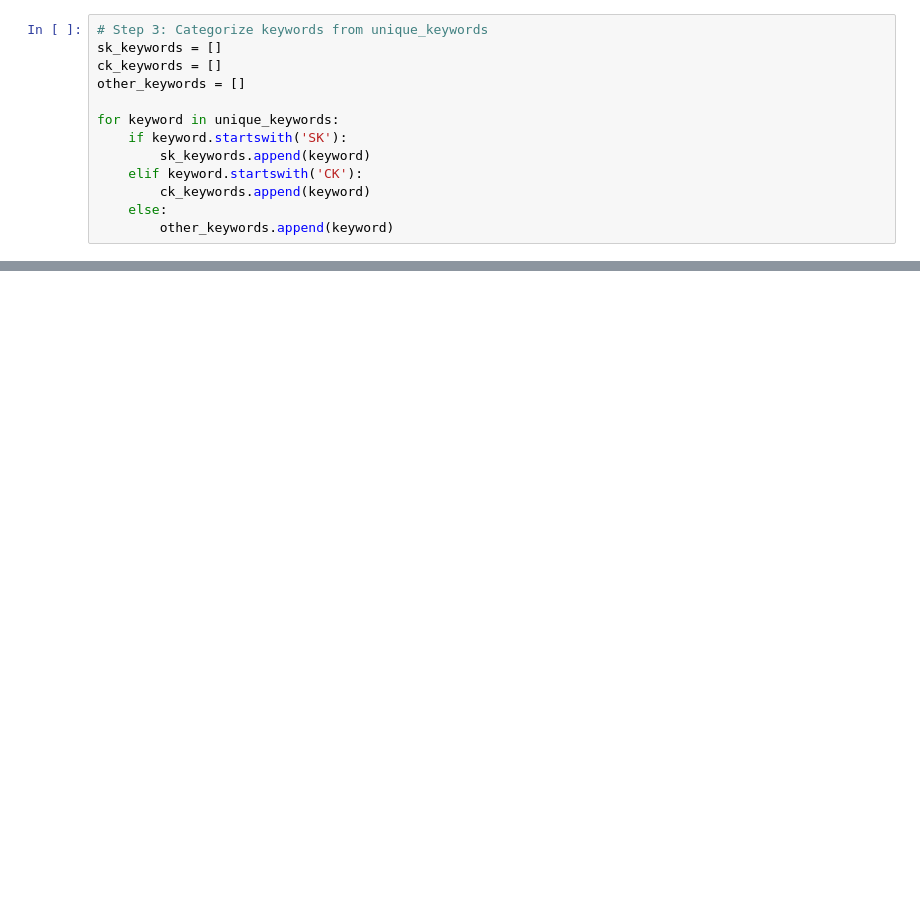
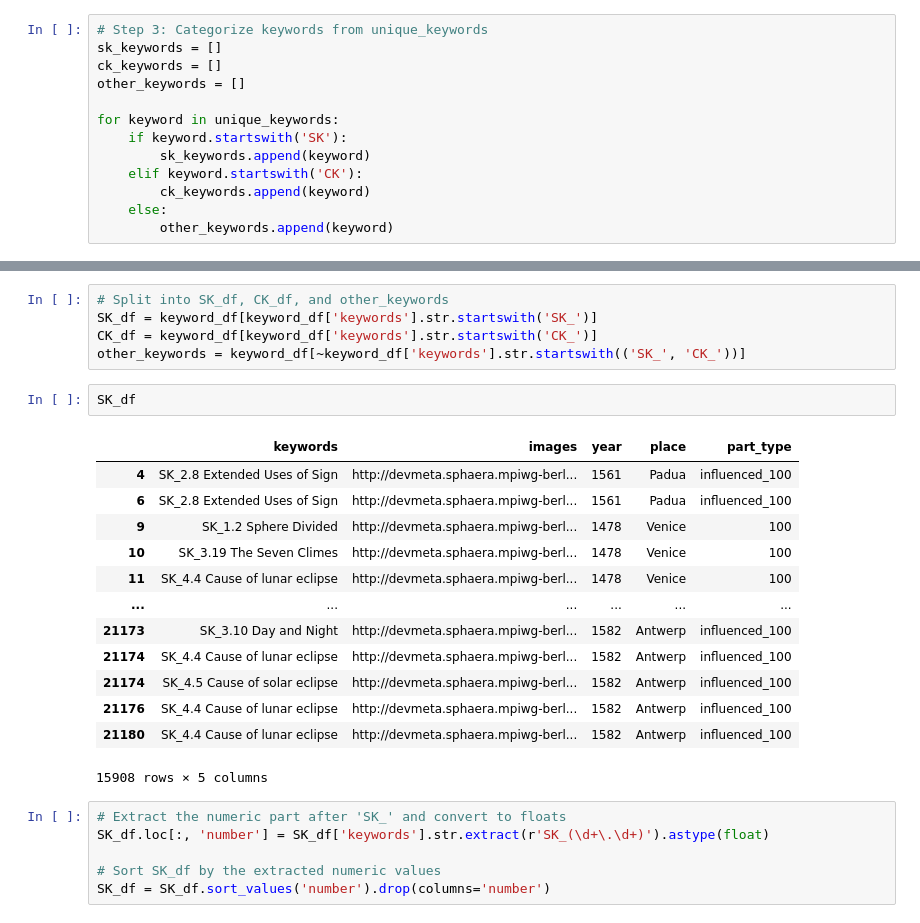
Before and after one commit to Nogashlomi/Image_data, a Jupyter notebook: df_with_part_type.ipynb, the cells around one changed output, grey strips where cells are left out. Drawn from its saved outputs; the diff is of its cells as text; blank space fills up the shorter version.

```diff
--- a/df_with_part_type.ipynb
+++ b/df_with_part_type.ipynb
@@ -165,0 +192,27 @@ Count: 73
+# %%
+# Split into SK_df, CK_df, and other_keywords
+SK_df = keyword_df[keyword_df['keywords'].str.startswith('SK_')]
+CK_df = keyword_df[keyword_df['keywords'].str.startswith('CK_')]
+other_keywords = keyword_df[~keyword_df['keywords'].str.startswith(('SK_', 'CK_'))]
+# %%
+SK_df
+# %% [output]
+|  | keywords | images | year | place | part_type |
+| 4 | SK_2.8 Extended Uses of Sign | http://devmeta.sphaera.mpiwg-berl... | 1561 | Padua | influenced_100 |
+| 6 | SK_2.8 Extended Uses of Sign | http://devmeta.sphaera.mpiwg-berl... | 1561 | Padua | influenced_100 |
+| 9 | SK_1.2 Sphere Divided | http://devmeta.sphaera.mpiwg-berl... | 1478 | Venice | 100 |
+| 10 | SK_3.19 The Seven Climes | http://devmeta.sphaera.mpiwg-berl... | 1478 | Venice | 100 |
+| 11 | SK_4.4 Cause of lunar eclipse | http://devmeta.sphaera.mpiwg-berl... | 1478 | Venice | 100 |
+| ... | ... | ... | ... | ... | ... |
+| 21173 | SK_3.10 Day and Night | http://devmeta.sphaera.mpiwg-berl... | 1582 | Antwerp | influenced_100 |
+| 21174 | SK_4.4 Cause of lunar eclipse | http://devmeta.sphaera.mpiwg-berl... | 1582 | Antwerp | influenced_100 |
+| 21174 | SK_4.5 Cause of solar eclipse | http://devmeta.sphaera.mpiwg-berl... | 1582 | Antwerp | influenced_100 |
+| 21176 | SK_4.4 Cause of lunar eclipse | http://devmeta.sphaera.mpiwg-berl... | 1582 | Antwerp | influenced_100 |
+| 21180 | SK_4.4 Cause of lunar eclipse | http://devmeta.sphaera.mpiwg-berl... | 1582 | Antwerp | influenced_100 |
+15908 rows × 5 columns
+# %%
+# Extract the numeric part after 'SK_' and convert to floats
+SK_df.loc[:, 'number'] = SK_df['keywords'].str.extract(r'SK_(\d+\.\d+)').astype(float)
+
+# Sort SK_df by the extracted numeric values
+SK_df = SK_df.sort_values('number').drop(columns='number')
```
Also changed, not shown: parts of 10 cells of this notebook, 17 other files.
